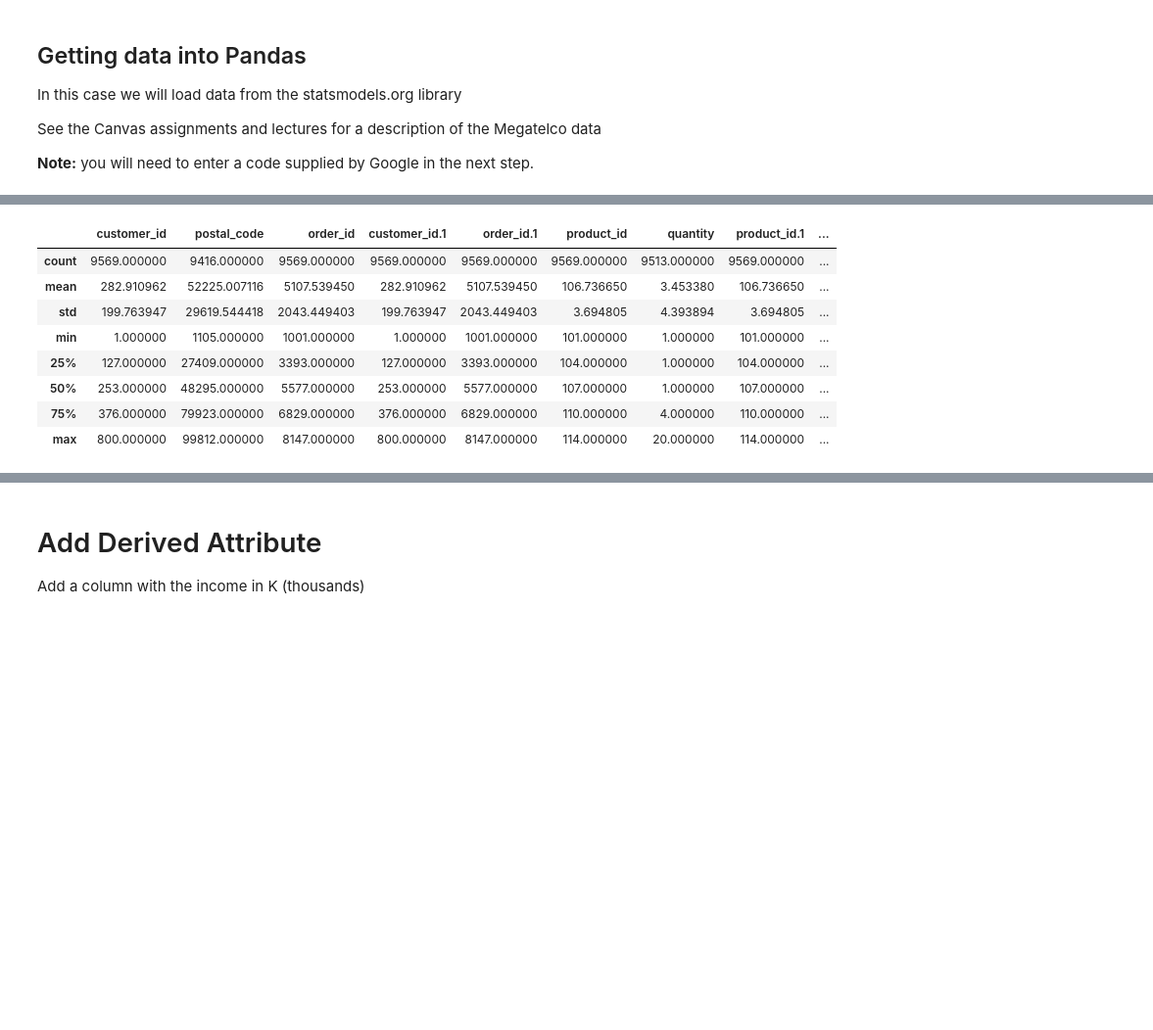
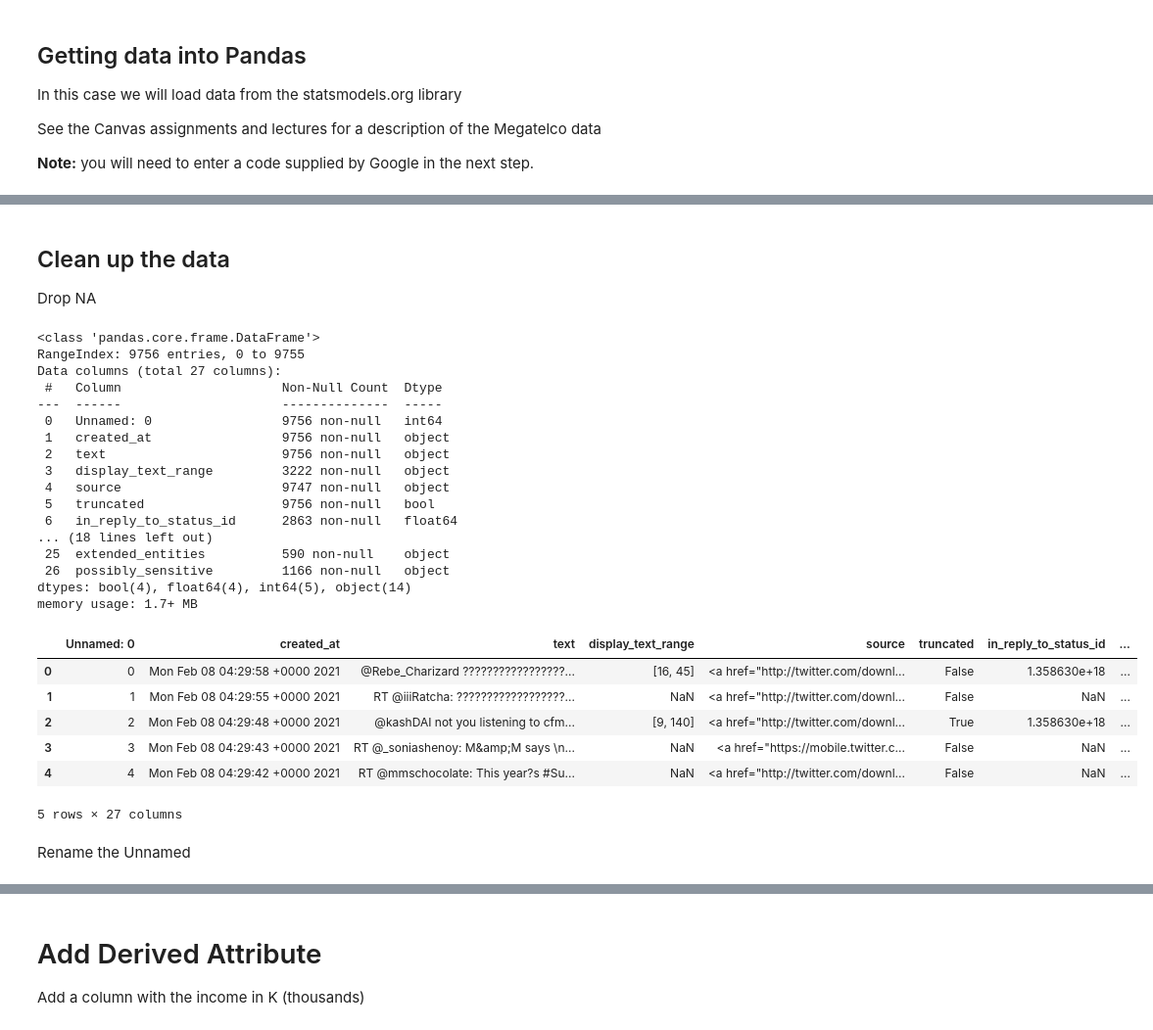
Before and after one commit to u1191617/IS4487, a Jupyter notebook: Module2_Script_v1_2.ipynb, the cells around one changed output, grey strips where cells are left out. Shown at 98% size. Drawn from its saved outputs; the diff is of its cells as text; code cells hidden in the pictures; blank space fills up the shorter version.

```diff
--- a/Module2_Script_v1_2.ipynb
+++ b/Module2_Script_v1_2.ipynb
@@ -166,15 +126,35 @@ Removing the $ and , from Total Amount to convert to a number
-# %%
-##df_clean = df[(df['postal_code'] > 9999) & (df['income'] > 0) & (df['handset_price'] < 1000)]
-df_clean = df
-df_clean['total_amount'] = df_clean['total_amount'].str.replace(',','').str.replace('$','').astype(float)
-df_clean.describe()
-# %% [output]
-|  | customer_id | postal_code | order_id | customer_id.1 | order_id.1 | product_id | quantity | product_id.1 | ... |
-| count | 9569.000000 | 9416.000000 | 9569.000000 | 9569.000000 | 9569.000000 | 9569.000000 | 9513.000000 | 9569.000000 | ... |
-| mean | 282.910962 | 52225.007116 | 5107.539450 | 282.910962 | 5107.539450 | 106.736650 | 3.453380 | 106.736650 | ... |
-| std | 199.763947 | 29619.544418 | 2043.449403 | 199.763947 | 2043.449403 | 3.694805 | 4.393894 | 3.694805 | ... |
-| min | 1.000000 | 1105.000000 | 1001.000000 | 1.000000 | 1001.000000 | 101.000000 | 1.000000 | 101.000000 | ... |
-| 25% | 127.000000 | 27409.000000 | 3393.000000 | 127.000000 | 3393.000000 | 104.000000 | 1.000000 | 104.000000 | ... |
-| 50% | 253.000000 | 48295.000000 | 5577.000000 | 253.000000 | 5577.000000 | 107.000000 | 1.000000 | 107.000000 | ... |
-| 75% | 376.000000 | 79923.000000 | 6829.000000 | 376.000000 | 6829.000000 | 110.000000 | 4.000000 | 110.000000 | ... |
-| max | 800.000000 | 99812.000000 | 8147.000000 | 800.000000 | 8147.000000 | 114.000000 | 20.000000 | 114.000000 | ... |
+# %% [markdown]
+## Clean up the data
+Drop NA
+# %%
+df_clean = df.drop(columns=['_id', 'id', 'id_str', 'scopes', 'geo', 'coordinates', 'contributors', 'place', 'quoted_status_id', 'quoted_status_id_str', 'quoted_status', 'quoted_status_permalink'])
+df_clean.info()
+df_clean.describe()
+df_clean.head(5)
+# %% [output]
+<class 'pandas.core.frame.DataFrame'>
+RangeIndex: 9756 entries, 0 to 9755
+Data columns (total 27 columns):
+ #   Column                     Non-Null Count  Dtype
+---  ------                     --------------  -----
+ 0   Unnamed: 0                 9756 non-null   int64
+ 1   created_at                 9756 non-null   object
+ 2   text                       9756 non-null   object
+ 3   display_text_range         3222 non-null   object
+ 4   source                     9747 non-null   object
+ 5   truncated                  9756 non-null   bool
+ 6   in_reply_to_status_id      2863 non-null   float64
+... (18 lines left out)
+ 25  extended_entities          590 non-null    object
+ 26  possibly_sensitive         1166 non-null   object
+dtypes: bool(4), float64(4), int64(5), object(14)
+memory usage: 1.7+ MB
+|  | Unnamed: 0 | created_at | text | display_text_range | source | truncated | in_reply_to_status_id | ... |
+| 0 | 0 | Mon Feb 08 04:29:58 +0000 2021 | @Rebe_Charizard ?????????????????... | [16, 45] | <a href="http://twitter.com/downl... | False | 1.358630e+18 | ... |
+| 1 | 1 | Mon Feb 08 04:29:55 +0000 2021 | RT @iiiRatcha: ??????????????????... | NaN | <a href="http://twitter.com/downl... | False | NaN | ... |
+| 2 | 2 | Mon Feb 08 04:29:48 +0000 2021 | @kashDAI not you listening to cfm... | [9, 140] | <a href="http://twitter.com/downl... | True | 1.358630e+18 | ... |
+| 3 | 3 | Mon Feb 08 04:29:43 +0000 2021 | RT @_soniashenoy: M&amp;M says \n... | NaN | <a href="https://mobile.twitter.c... | False | NaN | ... |
+| 4 | 4 | Mon Feb 08 04:29:42 +0000 2021 | RT @mmschocolate: This year?s #Su... | NaN | <a href="http://twitter.com/downl... | False | NaN | ... |
+5 rows × 27 columns
+# %% [markdown]
+Rename the Unnamed
```
Also changed, not shown: parts of 15 cells of this notebook.
